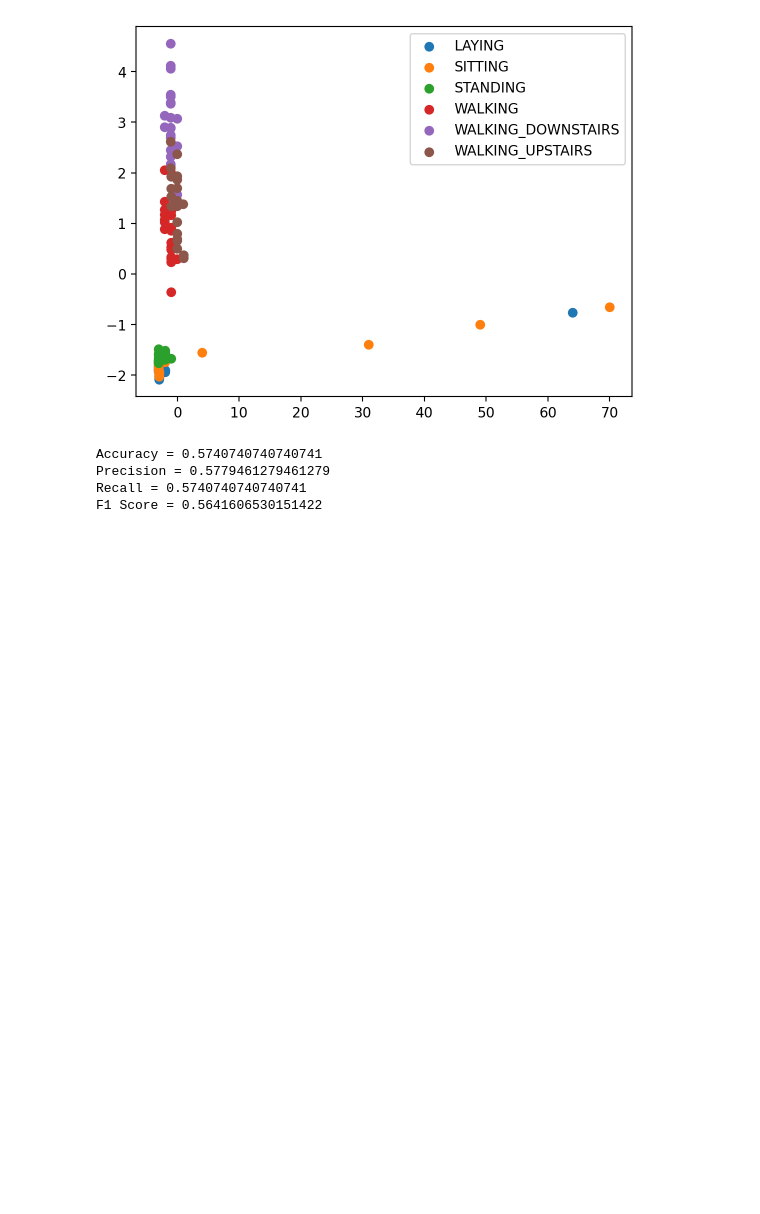
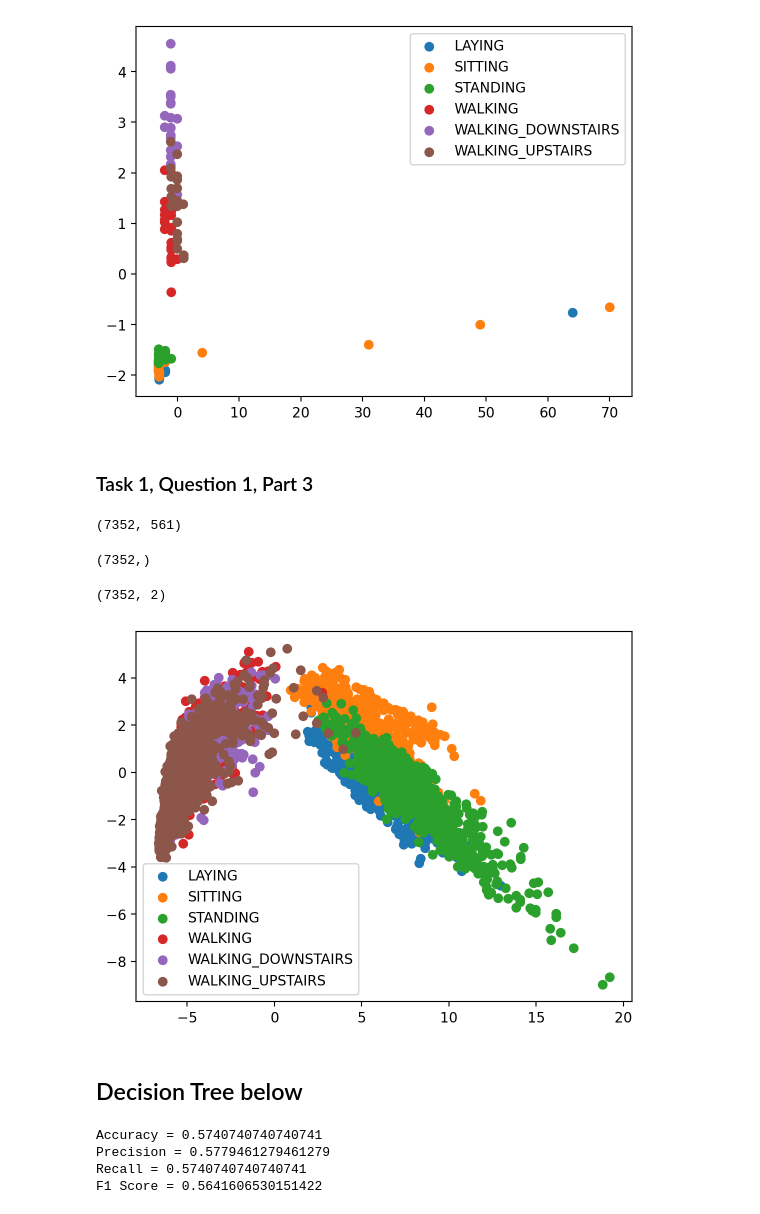
Before and after one commit to HarshilShah1804/ES335_Assignment1, a Jupyter notebook: HAR/HAR.ipynb, the cells around one changed output. Cells and saved outputs as stored; diff of their text form; code cells hidden in the pictures; blank space fills up the shorter version.

Commit message:
Task1, Question1, Part3. I have added solution for task 1, question 1, part 3 in HAR.ipynb file.

```diff
--- a/HAR/HAR.ipynb
+++ b/HAR/HAR.ipynb
@@ -10,6 +10,7 @@ train_data = os.path.join('./Combined/Train')
 test_data = os.path.join('./Combined/Test')
 # %%
 activities = ['LAYING', 'SITTING', 'STANDING','WALKING','WALKING_DOWNSTAIRS','WALKING_UPSTAIRS']
+activities_map = {i:activities[i-1] for i in range(1, 7)}
 # %%
 x_train=[]
 y_train=[]
@@ -155,6 +156,33 @@ for i in range(len(activities)):
     plt.legend()
 # %% [output]
 [figure]
+# %% [markdown]
+### Task 1, Question 1, Part 3
+# %%
+X_train_features = np.loadtxt('E:\\ES335_Machine_Learning\\ES335_Assignment1\\HAR\\UCI HAR Dataset\\train\\X_train.txt')
+X_train_features.shape
+# %% [output]
+(7352, 561)
+# %%
+y_train_features = np.loadtxt('E:\\ES335_Machine_Learning\\ES335_Assignment1\\HAR\\UCI HAR Dataset\\train\\y_train.txt')
+y_train_features.shape
+# %% [output]
+(7352,)
+# %%
+pca = PCA(n_components=2, random_state=42)
+pca.fit(X_train_features)
+X_train_pca_data = pca.transform(X_train_features)
+X_train_pca_data.shape
+# %% [output]
+(7352, 2)
+# %%
+for i in range(1,7):
+    plt.scatter(X_train_pca_data[y_train_features==i,0],X_train_pca_data[y_train_features==i,1],label=activities_map[i])
+    plt.legend()
+# %% [output]
+[figure, added]
+# %% [markdown]
+## Decision Tree below
 # %%
 from sklearn.tree import DecisionTreeClassifier
 from sklearn.metrics import accuracy_score, precision_score, recall_score, f1_score, confusion_matrix
```
Also changed, not shown: 3 other files.
